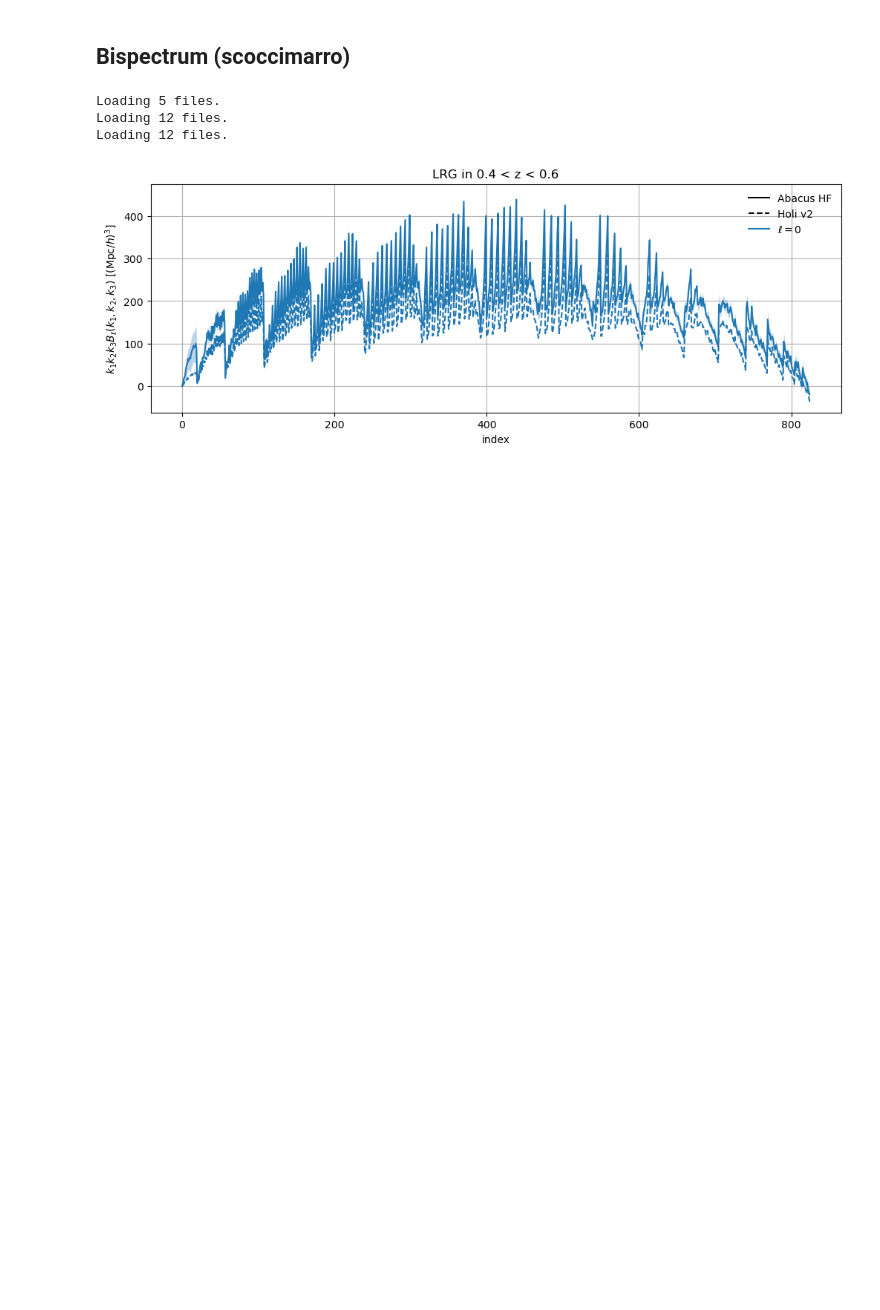
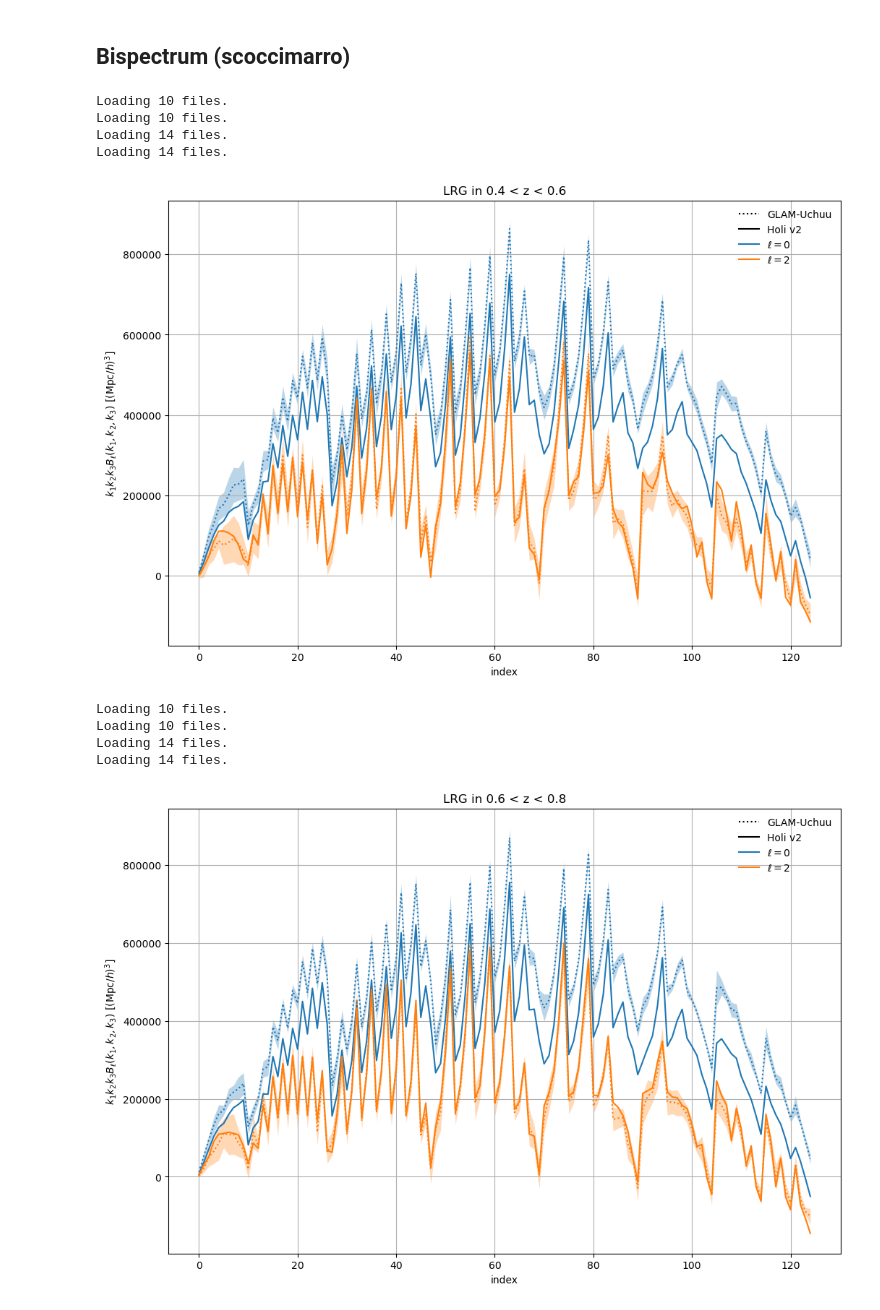
Before and after one commit to adematti/jax-power, a Jupyter notebook: scripts/holi.ipynb, the cells around one changed output. Saved outputs shown, nothing was run; the diff lists cells and outputs as text; code cells hidden in the pictures; blank space fills up the shorter version.

Commit message:
update with bispectrum measurements

```diff
--- a/scripts/holi.ipynb
+++ b/scripts/holi.ipynb
@@ -19,13 +19,13 @@ for tracer in ['BGS', 'LRG1', 'LRG2', 'LRG3', 'ELG1', 'ELG2', 'QSO'][1:4]:
     for kind in ['mesh2spectrum', 'mesh2spectrum_thetacut'][:1]:
         with_uchuu = 'BGS' in tracer or 'LRG' in tracer
         with_holi = 'LRG' in tracer or 'ELG' in tracer or 'QSO' in tracer
-        with_abacus = 'LRG' in tracer or 'QSO' in tracer
+        with_abacus = False #'LRG' in tracer or 'QSO' in tracer
         zsnap, zrange = {'BGS': (None, (0.1, 0.4)), 'LRG1': (0.5, (0.4, 0.6)), 'LRG2': (0.725, (0.6, 0.8)), 'LRG3': (0.950, (0.8, 1.1)),
                          'ELG1': (0.950, (0.8, 1.1)), 'ELG2': (None, (1.1, 1.6)), 'QSO': (1.4, (0.8, 2.1))}[tracer]
         if with_holi:
             catalog_holi_args = dict(tracer=tracer[:3], zrange=zrange)
         if with_uchuu:
-            catalog_uchuu_args = dict(tracer=tracer)
+            catalog_uchuu_args = dict(tracer=tracer[:3], zrange=zrange, version='final')
         if with_abacus:
             catalog_abacus_args = dict(tracer=tracer[:3], zsnap=zsnap, zrange=zrange)
         region = 'NGC'
@@ -35,6 +35,7 @@ for tracer in ['BGS', 'LRG1', 'LRG2', 'LRG3', 'ELG1', 'ELG2', 'QSO'][1:4]:
             toret = [Spectrum2Poles.load(fn) for fn in fns if Path(fn).exists()]
             print(f'Loading {len(toret):d} files.')
             return toret
+
         pk, cov = None, None
         if with_abacus:
             pk_abacus = Spectrum2Poles.mean(load(partial(get_abacus_measurement_fn, **catalog_abacus_args))).slice(slice(0, None, rebin))
@@ -54,11 +55,11 @@ for tracer in ['BGS', 'LRG1', 'LRG2', 'LRG3', 'ELG1', 'ELG2', 'QSO'][1:4]:
         if 'thetacut' in kind: title += rf' with $\theta$-cut'
         ax.set_title(title)
         if with_abacus:
-            ax.plot([], [], color='k', linestyle='-', label='Abacus HF')
+            ax.plot([], [], color='k', linestyle=':', label='Abacus HF')
         if with_uchuu:
             ax.plot([], [], color='k', linestyle=':', label='GLAM-Uchuu')
         if with_holi:
-            ax.plot([], [], color='k', linestyle='--', label='Holi v2')
+            ax.plot([], [], color='k', linestyle='-', label='Holi v2')
         for ill, ell in enumerate(pk.projs):
             color = 'C{:d}'.format(ill)
             ax.plot([], [], color=color, linestyle='-', label=f'$\ell = {ell:d}$')
@@ -68,17 +69,17 @@ for tracer in ['BGS', 'LRG1', 'LRG2', 'LRG3', 'ELG1', 'ELG2', 'QSO'][1:4]:
                             k * (pk.view(projs=ell).real + std),
                             color=color, alpha=0.3, linewidth=0.)
             if with_abacus:
-                ax.plot(k, k * pk_abacus.view(projs=ell).real, color=color, linestyle='-')
+                ax.plot(k, k * pk_abacus.view(projs=ell).real, color=color, linestyle=':')
             if with_uchuu:
                 ax.plot(k, k * pk_uchuu.view(projs=ell).real, color=color, linestyle=':')
             if with_holi:
-                ax.plot(k, k * pk_holi.view(projs=ell).real, color=color, linestyle='--')
+                ax.plot(k, k * pk_holi.view(projs=ell).real, color=color, linestyle='-')
 
         ax.set_xlabel(r'$k$ [$h/\mathrm{Mpc}$]')
         ax.set_ylabel(r'$k P_{\ell}(k)$ [$(\mathrm{Mpc}/h)^{2}$]')
         ax.legend(frameon=False, ncol=1)
         ax.grid(True)
-        basename = f'spectrum_comparison_{tracer}'
+        basename = f'spectrum_holi_{tracer}'
         if 'thetacut' in kind: basename += '_thetacut'
         fig.savefig(plot_dir / (basename + '.png'), bbox_inches='tight', pad_inches=0.1, dpi=200)
         plt.show()
@@ -120,28 +118,29 @@ plot_dir = Path('_plots')
 plot_dir.mkdir(exist_ok=True)
 
 rebin = 5
-for tracer in ['BGS', 'LRG1', 'LRG2', 'LRG3', 'ELG1', 'ELG2', 'QSO'][1:2]:
+for tracer in ['BGS', 'LRG1', 'LRG2', 'LRG3', 'ELG1', 'ELG2', 'QSO'][1:4]:
     for kind in ['mesh3spectrum_scoccimarro']:
         with_uchuu = 'BGS' in tracer or 'LRG' in tracer
         with_holi = 'LRG' in tracer or 'ELG' in tracer or 'QSO' in tracer
-        with_abacus = 'LRG' in tracer or 'QSO' in tracer
-        with_uchuu = False
+        with_abacus = False #'LRG' in tracer or 'QSO' in tracer
         zsnap, zrange = {'BGS': (None, (0.1, 0.4)), 'LRG1': (0.5, (0.4, 0.6)), 'LRG2': (0.725, (0.6, 0.8)), 'LRG3': (0.950, (0.8, 1.1)),
                          'ELG1': (0.950, (0.8, 1.1)), 'ELG2': (None, (1.1, 1.6)), 'QSO': (1.4, (0.8, 2.1))}[tracer]
         if with_holi:
             catalog_holi_args = dict(tracer=tracer[:3], zrange=zrange)
         if with_uchuu:
-            catalog_uchuu_args = dict(tracer=tracer)
+            catalog_uchuu_args = dict(tracer=tracer[:3], zrange=zrange, version='final')
         if with_abacus:
             catalog_abacus_args = dict(tracer=tracer[:3], zsnap=zsnap, zrange=zrange)
         region = 'NGC'
 
         def load(get_fn):
             fns = [get_fn(imock=imock, region=region, kind=kind) for imock in range(250)]
-            toret = [Spectrum3Poles.load(fn) for fn in fns if Path(fn).exists()]
+            toret = [Spectrum3Poles.load(fn).slice(slice(0, None, 2)) for fn in fns if Path(fn).exists()]
+            #toret = [Spectrum3Poles.load(fn).clone(num_shotnoise=None) for fn in fns if Path(fn).exists()]
             #print([tt._num_shotnoise[0][:10] for tt in toret])
             print(f'Loading {len(toret):d} files.')
             return toret
+
         pk, cov = None, None
         if with_abacus:
             pk_abacus = Spectrum3Poles.mean(load(partial(get_abacus_measurement_fn, **catalog_abacus_args)))
@@ -150,47 +149,55 @@ for tracer in ['BGS', 'LRG1', 'LRG2', 'LRG3', 'ELG1', 'ELG2', 'QSO'][1:2]:
             pk_uchuu = Spectrum3Poles.mean(load(partial(get_uchuu_measurement_fn, **catalog_uchuu_args)))
             cov_uchuu = Spectrum3Poles.cov(load(partial(get_uchuu_measurement_fn, **catalog_uchuu_args)))
             if pk is None: pk = pk_uchuu
             if cov is None: cov = cov_uchuu
         if with_holi:
             pk_holi = Spectrum3Poles.mean(load(partial(get_holi_measurement_fn, **catalog_holi_args)))
             cov_holi = Spectrum3Poles.cov(load(partial(get_holi_measurement_fn, **catalog_holi_args)))
             if pk is None: pk = pk_holi
             if cov is None: cov = cov_holi
-        fig, ax = plt.subplots(figsize=(12, 4))
+        fig, lax = plt.subplots(1, figsize=(12, 4), sharex=True, squeeze=True)
+        lax = [lax]
         title = f'{tracer[:3]} in {zrange[0]:.1f} < z < {zrange[1]:.1f}'
         if 'thetacut' in kind: title += rf' with $\theta$-cut'
-        ax.set_title(title)
+        lax[0].set_title(title)
         if with_abacus:
-            ax.plot([], [], color='k', linestyle='-', label='Abacus HF')
+            lax[0].plot([], [], color='k', linestyle=':', label='Abacus HF')
         if with_uchuu:
-            ax.plot([], [], color='k', linestyle=':', label='GLAM-Uchuu')
+            lax[0].plot([], [], color='k', linestyle=':', label='GLAM-Uchuu')
         if with_holi:
-            ax.plot([], [], color='k', linestyle='--', label='Holi v2')
-        for ill, ell in enumerate(pk.projs[:1]):
+            lax[0].plot([], [], color='k', linestyle='-', label='Holi v2')
+        for ill, ell in enumerate(pk.projs):
+            ax = lax[0]
             color = 'C{:d}'.format(ill)
             ax.plot([], [], color=color, linestyle='-', label=f'$\ell = {ell:d}$')
             x = np.prod(pk.xavg(projs=ell, method='mid'), axis=-1)
             std = cov.select(projs=ell, select_projs=True).std()
             ax.fill_between(np.arange(len(x)), x * (pk.view(projs=ell).real - std),
                             x * (pk.view(projs=ell).real + std),
                             color=color, alpha=0.3, linewidth=0.)
             if with_abacus:
-                ax.plot(x * pk_abacus.view(projs=ell).real, color=color, linestyle='-')
+                ax.plot(x * pk_abacus.view(projs=ell).real, color=color, linestyle=':')
             if with_uchuu:
                 ax.plot(x * pk_uchuu.view(projs=ell).real, color=color, linestyle=':')
             if with_holi:
-                ax.plot(x * pk_holi.view(projs=ell).real, color=color, linestyle='--')
+                ax.plot(x * pk_holi.view(projs=ell).real, color=color, linestyle='-')
+            ax.legend(frameon=False, ncol=1)
+            ax.set_ylabel(r'$k_1 k_2 k_3 B_{\ell}(k_1, k_2, k_3)$ [$(\mathrm{Mpc}/h)^{3}$]')
+            ax.grid(True)
 
-        ax.set_xlabel(r'index')
-        ax.set_ylabel(r'$k_1 k_2 k_3 B_{\ell}(k_1, k_2, k_3)$ [$(\mathrm{Mpc}/h)^{3}$]')
-        ax.legend(frameon=False, ncol=1)
-        ax.grid(True)
-        basename = f'spectrum_comparison_{tracer}'
+        lax[-1].set_xlabel(r'index')
+        basename = f'bispectrum_holi_{tracer}'
         if 'thetacut' in kind: basename += '_thetacut'
         fig.savefig(plot_dir / (basename + '.png'), bbox_inches='tight', pad_inches=0.1, dpi=200)
         plt.show()
 # %% [output]
-Loading 5 files.
-Loading 12 files.
-Loading 12 files.
+Loading 10 files.
+Loading 10 files.
+Loading 14 files.
+Loading 14 files.
-[figure, old version]
+[figure, new version]
+Loading 10 files.
+Loading 10 files.
+Loading 14 files.
+Loading 14 files.
+[figure, added]
```
Also changed, not shown: parts of 5 cells of this notebook, 5 other files.
